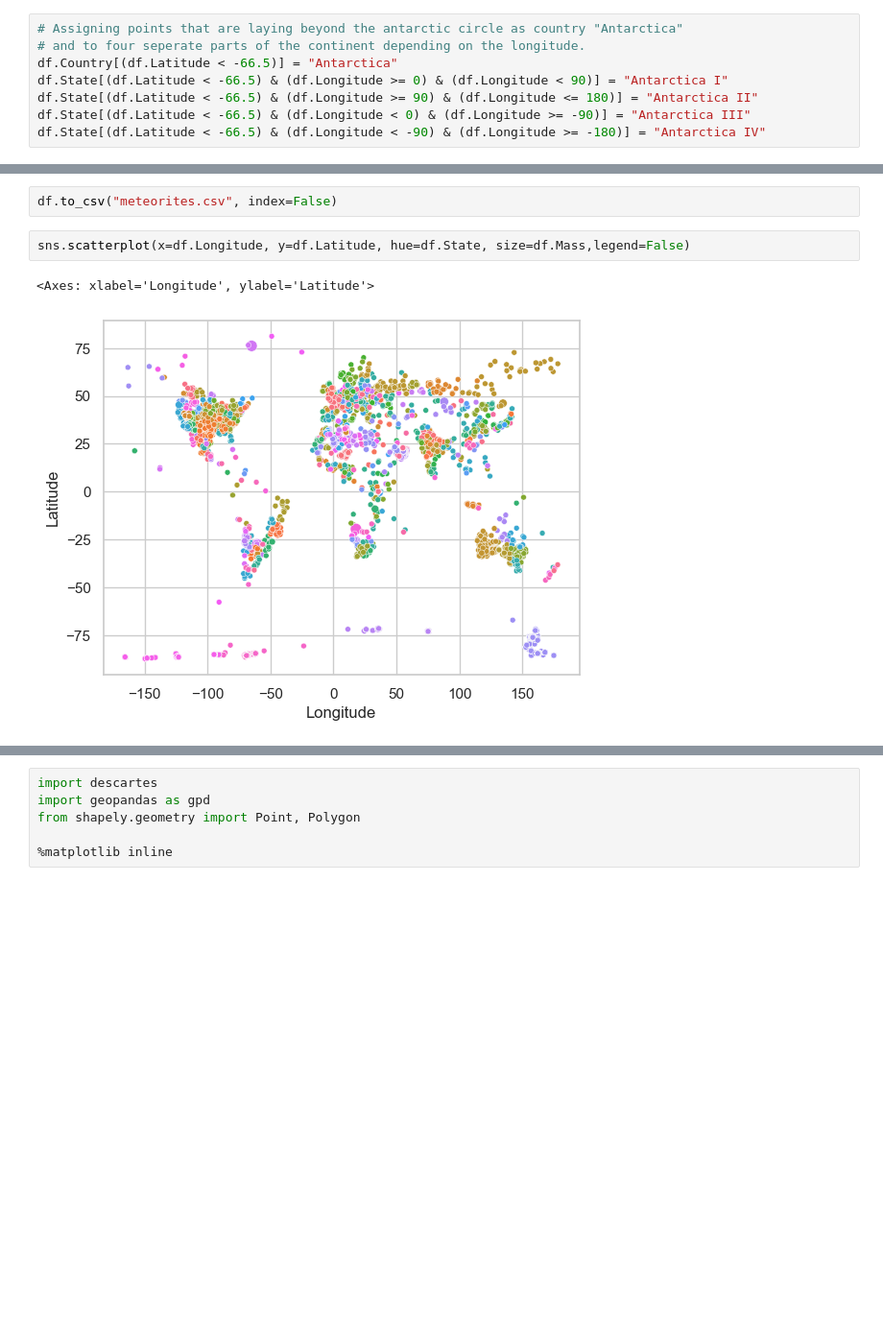
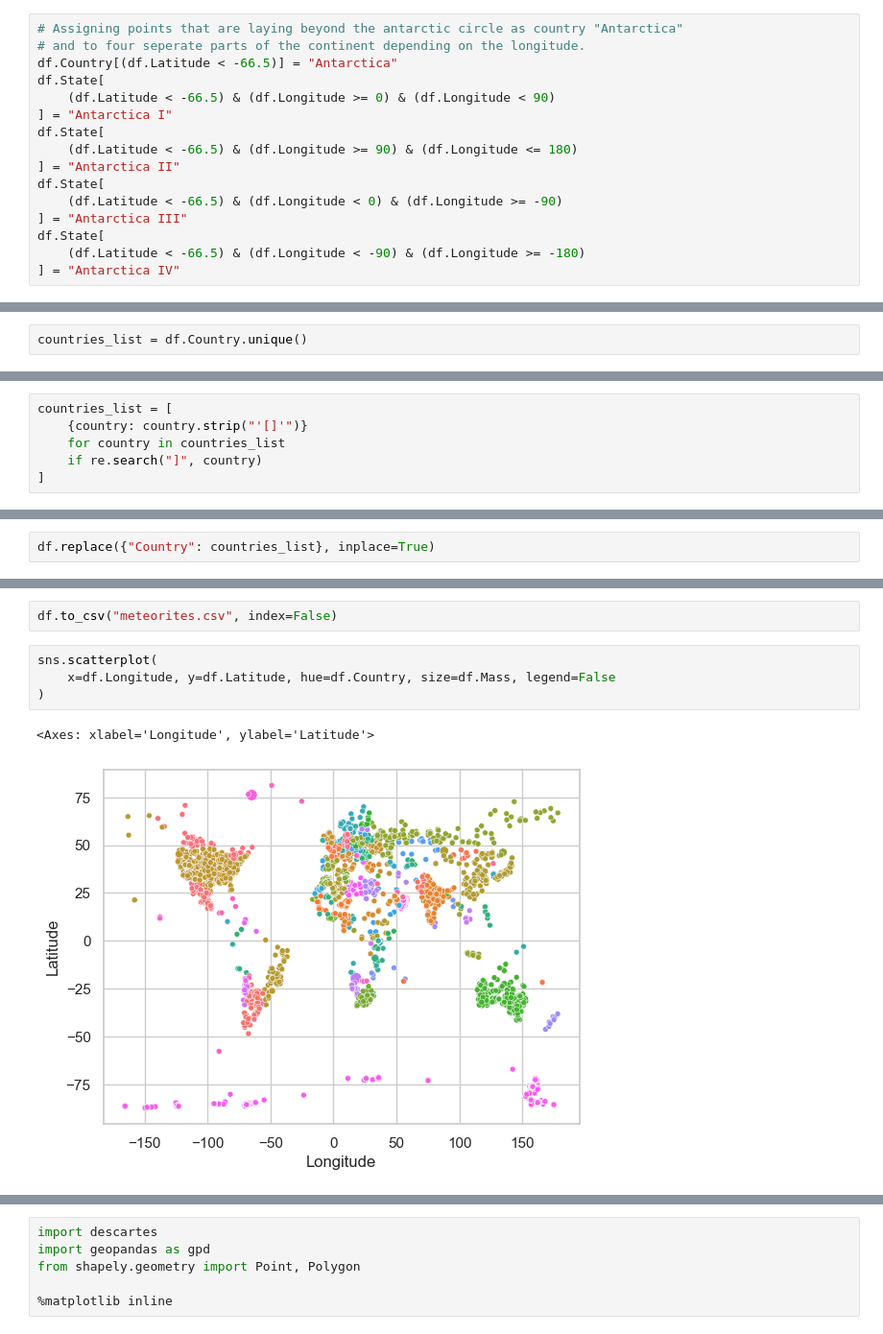
Before and after one commit to Bartlomiej-Kachniarz/Portfolio, a Jupyter notebook: machine_learning/meteorite_landings/meteorite_landings_analysis.ipynb, the cells around one changed output, grey strips where cells are left out. Shown: that part at 96% size. Drawn from its saved outputs; the diff is of its cells as text; blank space fills up the shorter version.

```diff
--- a/machine_learning/meteorite_landings/meteorite_landings_analysis.ipynb
+++ b/machine_learning/meteorite_landings/meteorite_landings_analysis.ipynb
@@ -195,10 +211,18 @@ pd.options.mode.chained_assignment = None  # default='warn'
 # Assigning points that are laying beyond the antarctic circle as country "Antarctica"
 # and to four seperate parts of the continent depending on the longitude.
 df.Country[(df.Latitude < -66.5)] = "Antarctica"
-df.State[(df.Latitude < -66.5) & (df.Longitude >= 0) & (df.Longitude < 90)] = "Antarctica I"
-df.State[(df.Latitude < -66.5) & (df.Longitude >= 90) & (df.Longitude <= 180)] = "Antarctica II"
-df.State[(df.Latitude < -66.5) & (df.Longitude < 0) & (df.Longitude >= -90)] = "Antarctica III"
-df.State[(df.Latitude < -66.5) & (df.Longitude < -90) & (df.Longitude >= -180)] = "Antarctica IV"
+df.State[
+    (df.Latitude < -66.5) & (df.Longitude >= 0) & (df.Longitude < 90)
+] = "Antarctica I"
+df.State[
+    (df.Latitude < -66.5) & (df.Longitude >= 90) & (df.Longitude <= 180)
+] = "Antarctica II"
+df.State[
+    (df.Latitude < -66.5) & (df.Longitude < 0) & (df.Longitude >= -90)
+] = "Antarctica III"
+df.State[
+    (df.Latitude < -66.5) & (df.Longitude < -90) & (df.Longitude >= -180)
+] = "Antarctica IV"
 # %%
 df.State[df.Country == "Antarctica"].unique()
 # %% [output]
@@ -224,3 +248,5 @@ df.Country.loc[10560] = "Pacific Ocean"
 # %%
 df.State.loc[16160] = "Tasmania"
 df.Country.loc[16160] = "Australia"
+# %%
+countries_list = df.Country.unique()
@@ -226,0 +263,6 @@ df.Country.loc[16160] = "Australia"
+# %%
+countries_list = [
+    {country: country.strip("'[]'")}
+    for country in countries_list
+    if re.search("]", country)
+]
@@ -226,0 +292,2 @@ df.Country.loc[16160] = "Australia"
+# %%
+df.replace({"Country": countries_list}, inplace=True)
@@ -227,8 +300,10 @@ df.Country.loc[16160] = "Australia"
 # %%
 df.to_csv("meteorites.csv", index=False)
 # %%
-sns.scatterplot(x=df.Longitude, y=df.Latitude, hue=df.State, size=df.Mass,legend=False)
+sns.scatterplot(
+    x=df.Longitude, y=df.Latitude, hue=df.Country, size=df.Mass, legend=False
+)
 # %% [output]
 <Axes: xlabel='Longitude', ylabel='Latitude'>
-[figure, old version]
+[figure, new version]
 # %% [markdown]
```
Also changed, not shown: parts of 31 cells of this notebook, 2 other files.
